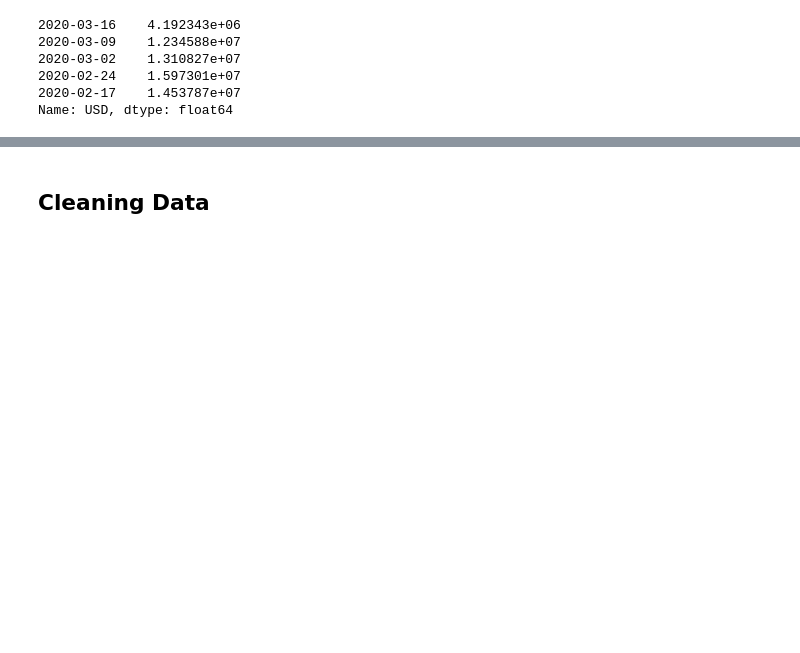
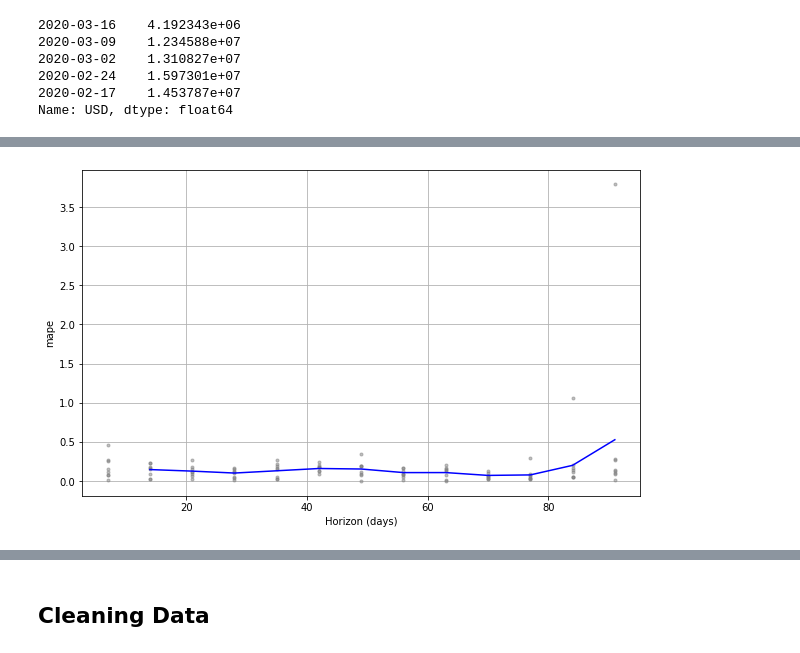
Before and after one commit to sacses/Ironhack-Final-Project, a Jupyter notebook: notebooks/notebook_1.ipynb, the cells around one changed output, grey strips where cells are left out. Saved outputs shown, nothing was run; the diff lists cells and outputs as text; code cells hidden in the pictures; blank space fills up the shorter version.

```diff
--- a/notebooks/notebook_1.ipynb
+++ b/notebooks/notebook_1.ipynb
@@ -169,0 +220,9 @@ INFO:fbprophet:Making 3 forecasts with cutoffs between 2018-03-19 00:00:00 and 2
+# %%
+from fbprophet.diagnostics import performance_metrics
+from fbprophet.plot import plot_cross_validation_metric
+
+df_p = performance_metrics(cv_results)
+
+fig = plot_cross_validation_metric(cv_results, metric='mape')
+# %% [output]
+[figure, added]
```
Also changed, not shown: parts of 17 cells of this notebook, 1 other file.
